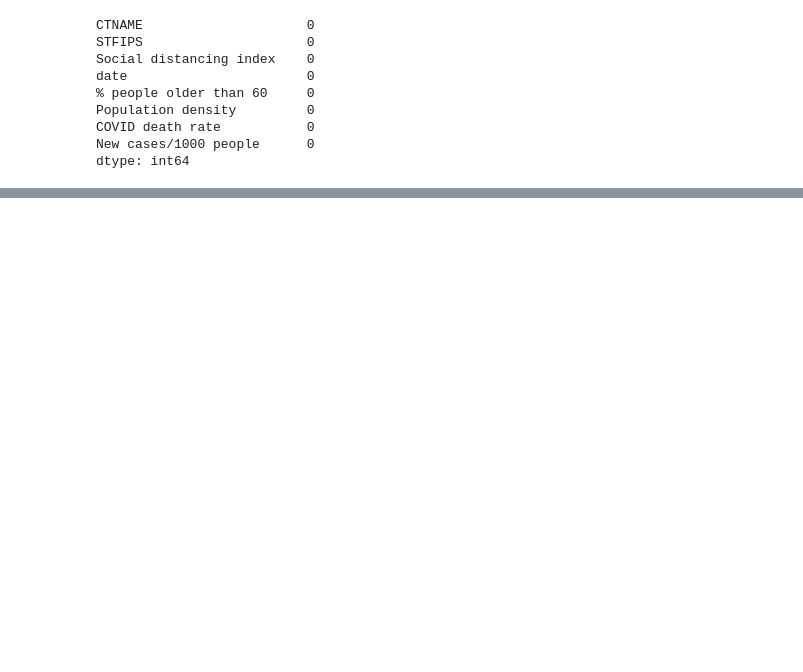
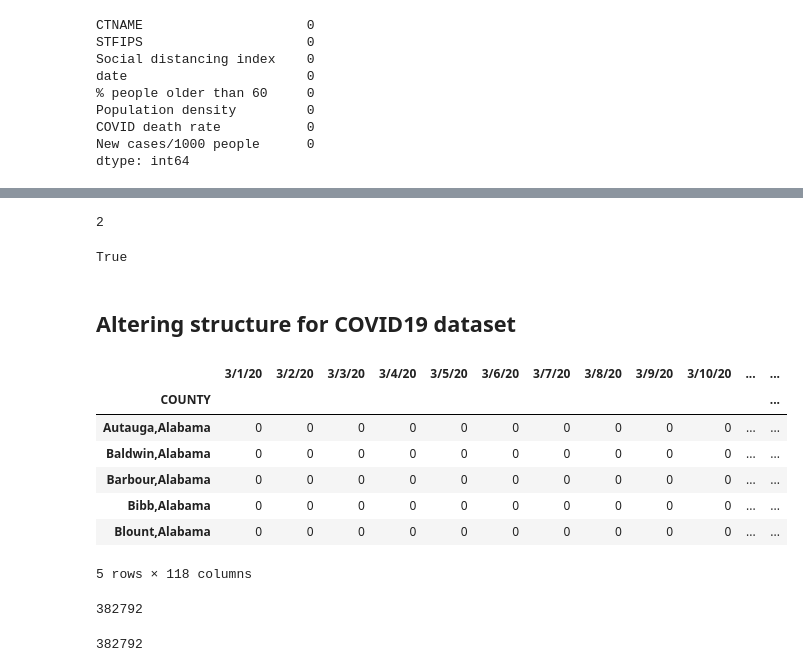
Before and after one commit to Jessieguojunyi/Social_Mobility_And_COVID19, a Jupyter notebook: Social_Mobility_And_COVID19.ipynb, the cells around one changed output, grey strips where cells are left out. Drawn from its saved outputs; the diff is of its cells as text; code cells hidden in the pictures; blank space fills up the shorter version.

```diff
--- a/Social_Mobility_And_COVID19.ipynb
+++ b/Social_Mobility_And_COVID19.ipynb
@@ -209,0 +196,5 @@ See the caveats in the documentation: http://pandas.pydata.org/pandas-docs/stabl
+# %%
+df_COVID19_demo = df_COVID19[['Admin2', 'Province_State', 'Lat', 'Long_']]
+df_COVID19_demo['COUNTY'] = df_COVID19_demo['Admin2'] + str(',') + df_COVID19_demo['Province_State']
+df_COVID19_demo.drop(columns = ['Admin2', 'Province_State'], inplace = True)
+df_COVID19_demo.head()
@@ -209,0 +212,6 @@ See the caveats in the documentation: http://pandas.pydata.org/pandas-docs/stabl
+# %%
+start = df_COVID19.columns.get_loc('3/1/20')
+end = df_COVID19.columns.get_loc('6/26/20')
+
+df_COVID19_daily = df_COVID19.iloc[:, start: end + 1]
+df_COVID19_daily.head()
@@ -209,0 +226,3 @@ See the caveats in the documentation: http://pandas.pydata.org/pandas-docs/stabl
+# %%
+df_COVID19 = pd.concat([df_COVID19_demo, df_COVID19_daily], axis = 1)
+df_COVID19.head()
@@ -209,0 +293,11 @@ See the caveats in the documentation: http://pandas.pydata.org/pandas-docs/stabl
+# %%
+dict_NearbyCounty = df_county.set_index('COUNTY')['NEARBY_COUNTY'].to_dict()
+len(dict_NearbyCounty['Autauga,Alabama'][0])
+# %% [output]
+2
+# %%
+df_sub.iloc[0]['COUNTY'] in df_sub["NEARBY_COUNTY"].iloc[3][0]
+# %% [output]
+True
+# %% [markdown]
+## Altering structure for COVID19 dataset
@@ -209,0 +308,19 @@ See the caveats in the documentation: http://pandas.pydata.org/pandas-docs/stabl
+# %%
+df_COVID19_tempo = df_COVID19.drop(columns = ['Lat', 'Long_'])
+df_COVID19_tempo.set_index('COUNTY', inplace = True)
+# %%
+df_COVID19_tempo.head()
+# %% [output]
+|  | 3/1/20 | 3/2/20 | 3/3/20 | 3/4/20 | 3/5/20 | 3/6/20 | 3/7/20 | 3/8/20 | 3/9/20 | 3/10/20 | ... | ... |
+| COUNTY |  |  |  |  |  |  |  |  |  |  |  | ... |
+| Autauga,Alabama | 0 | 0 | 0 | 0 | 0 | 0 | 0 | 0 | 0 | 0 | ... | ... |
+| Baldwin,Alabama | 0 | 0 | 0 | 0 | 0 | 0 | 0 | 0 | 0 | 0 | ... | ... |
+| Barbour,Alabama | 0 | 0 | 0 | 0 | 0 | 0 | 0 | 0 | 0 | 0 | ... | ... |
+| Bibb,Alabama | 0 | 0 | 0 | 0 | 0 | 0 | 0 | 0 | 0 | 0 | ... | ... |
+| Blount,Alabama | 0 | 0 | 0 | 0 | 0 | 0 | 0 | 0 | 0 | 0 | ... | ... |
+5 rows × 118 columns
+# %%
+stack_array = df_COVID19_tempo.stack().values.tolist()
+len(stack_array)
+# %% [output]
+382792
@@ -209,0 +333,4 @@ See the caveats in the documentation: http://pandas.pydata.org/pandas-docs/stabl
+# %%
+len(county_array)
+# %% [output]
+382792
```
Also changed, not shown: parts of 54 cells of this notebook.
